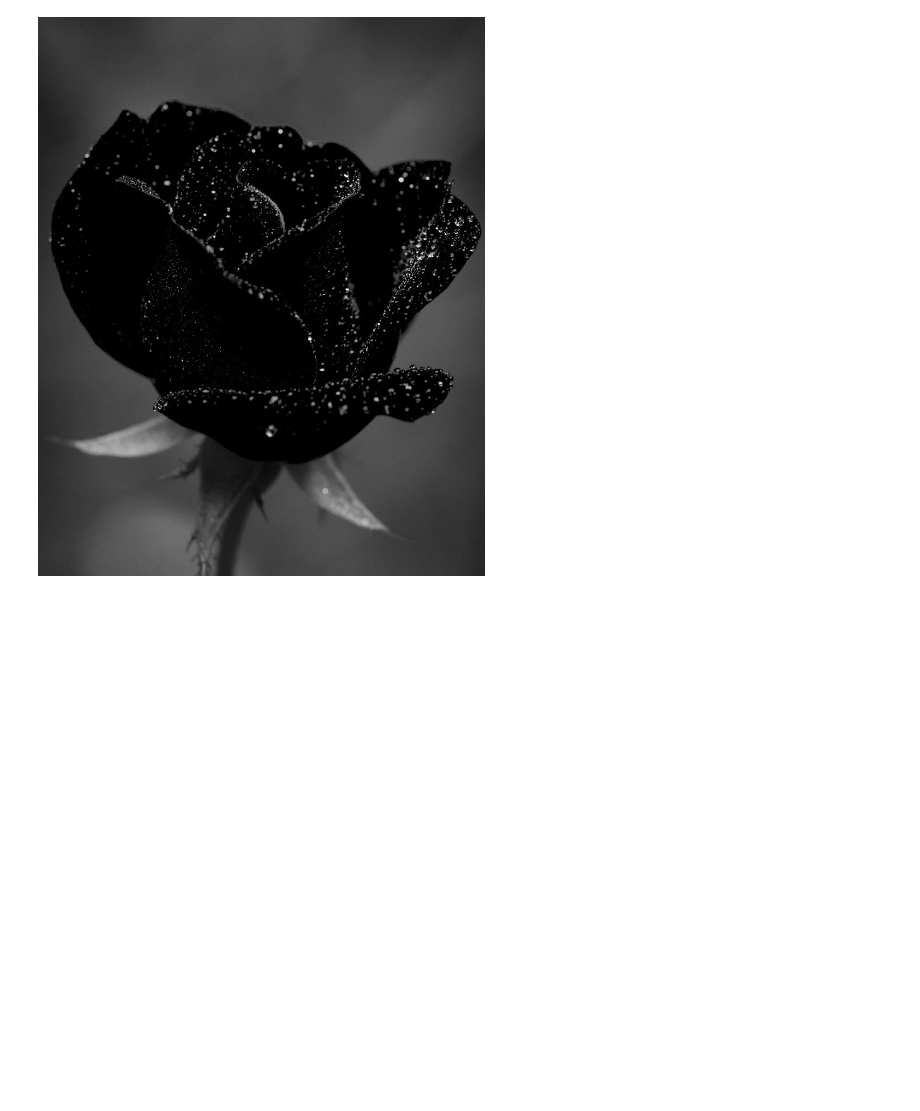
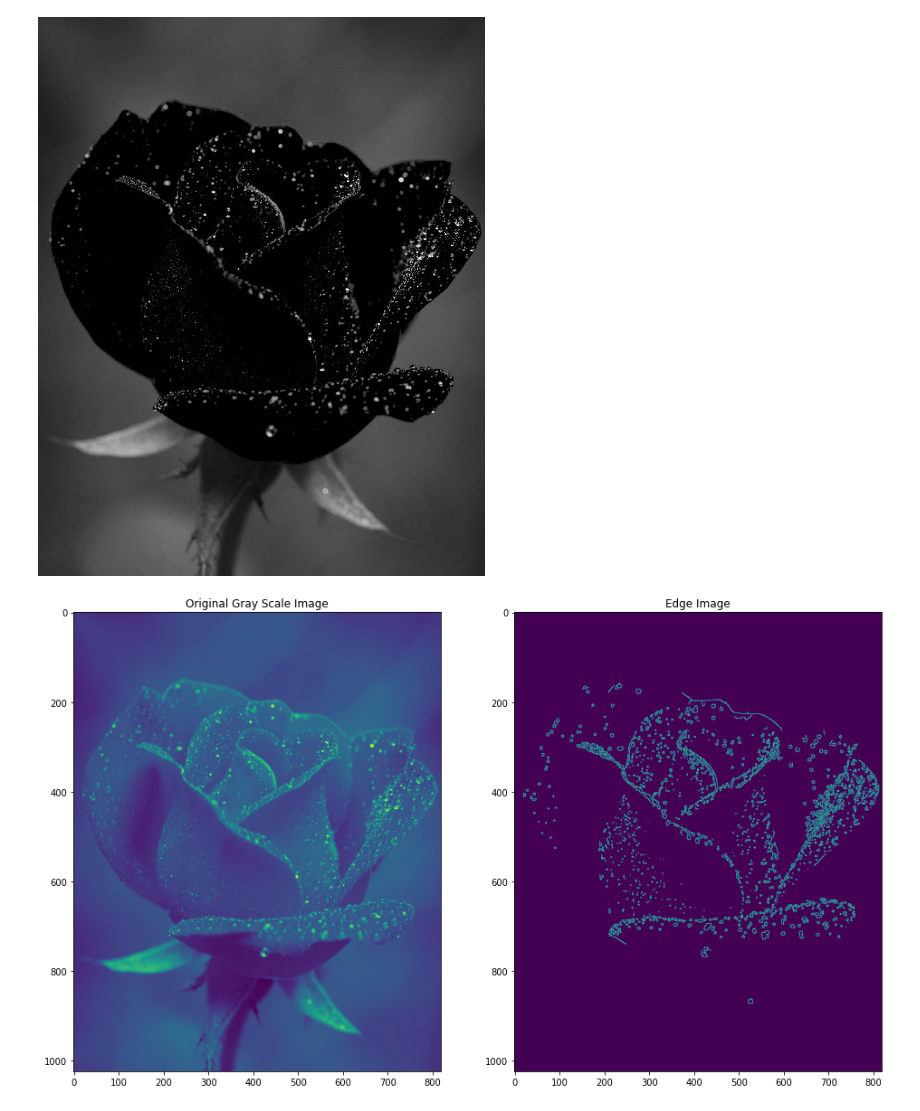
Before and after one commit to Vishu7777/AITTA, a Jupyter notebook: rose.ipynb, the cells around one changed output. Drawn from its saved outputs; the diff is of its cells as text; code cells hidden in the pictures; blank space fills up the shorter version.

```diff
--- a/rose.ipynb
+++ b/rose.ipynb
@@ -24,3 +24,28 @@ cv2_imshow(green) # Display the red channel in the image
 [figure]
 [figure]
 [figure]
+# %%
+import cv2
+import numpy as np
+from matplotlib import pyplot as plt
+
+# Declaring the output graph's size
+plt.figure(figsize=(16, 16))
+
+# Convert image to grayscale
+img_gs = cv2.imread('rose.png', cv2.IMREAD_GRAYSCALE)
+cv2.imwrite('gs.jpg', img_gs)
+
+# Apply canny edge detector algorithm on the image to find edges
+edges = cv2.Canny(img_gs, 100,200)
+
+# Plot the original image against the edges
+plt.subplot(121), plt.imshow(img_gs)
+plt.title('Original Gray Scale Image')
+plt.subplot(122), plt.imshow(edges)
+plt.title('Edge Image')
+
+# Display the two images
+plt.show()
+# %% [output]
+[figure, added]
```
Also changed, not shown: parts of 1 cell of this notebook.
